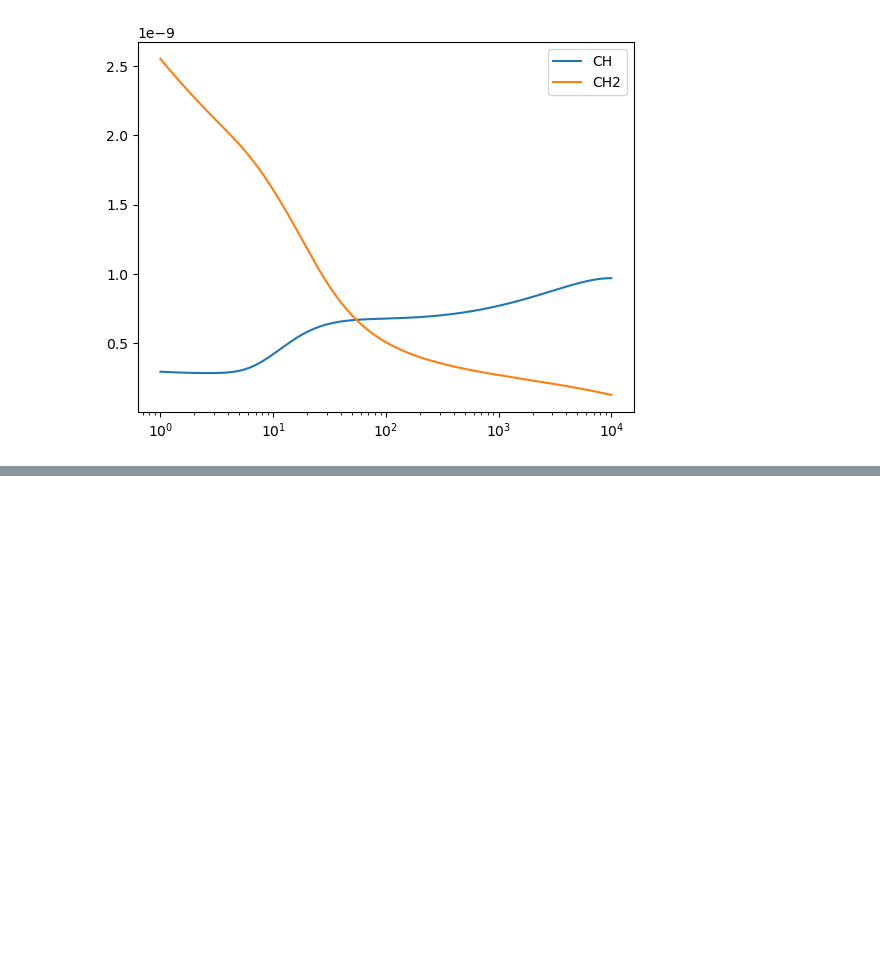
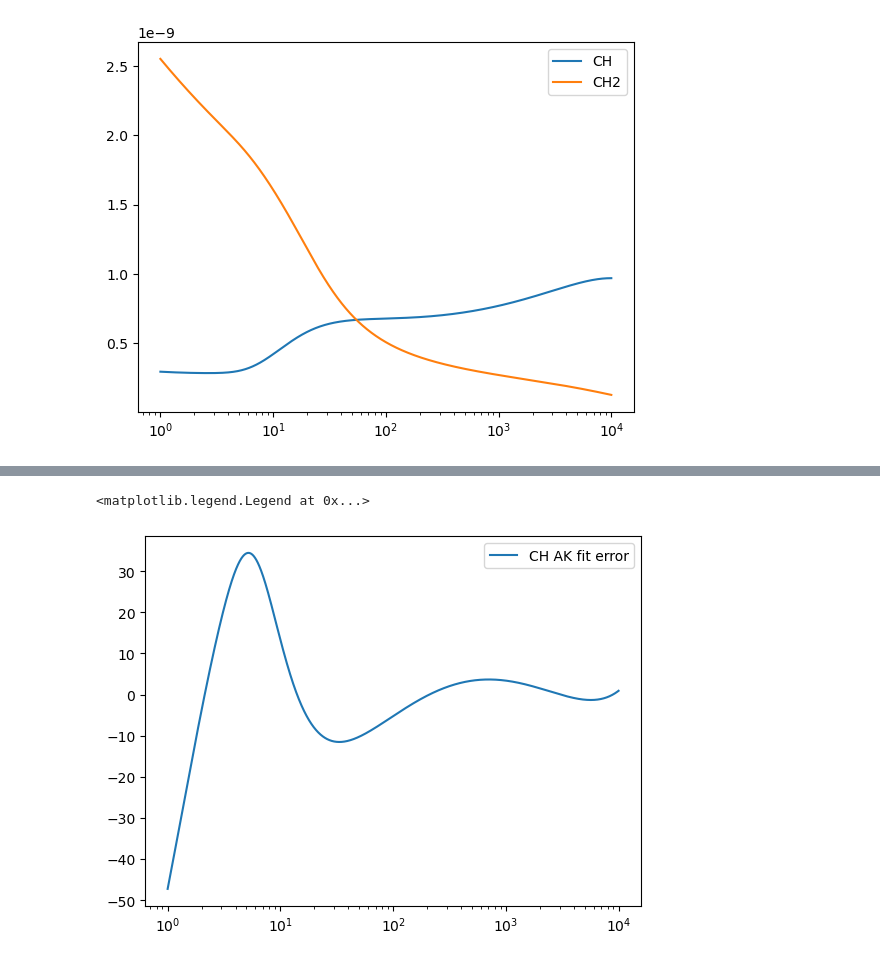
Before and after one commit to wostling/SavinGroup, a Jupyter notebook: Corrected_Fits.ipynb, the cells around one changed output, grey strips where cells are left out. Cells and saved outputs as stored; diff of their text form; code cells hidden in the pictures; blank space fills up the shorter version.

```diff
--- a/Corrected_Fits.ipynb
+++ b/Corrected_Fits.ipynb
@@ -64,15 +64,8 @@ plt.legend()
  C + H3+  ->  CH+ + H2
  Measured from 72 k to 10^4 K
 # %%
-ratesCH = []
-for temp in temps:
-    rateCH= original(temp, 1.0218E-09, 7.2733E-11, 5.9203E-14, 4.4914E-02, -2.6056E-04, 2.6397E-06)
-    ratesCH.append(rateCH)
-
-ratesCH2 = []
-for temp in temps:
-    rateCH2= original(temp, 8.5145E-10, 0, 0, 9.5666E-04, -4.4040E-05, 2.3496E-06)
-    ratesCH2.append(rateCH2)
+ratesCH = [original(temp, 1.0218E-09, 7.2733E-11, 5.9203E-14, 4.4914E-02, -2.6056E-04, 2.6397E-06) for temp in temps]
+ratesCH2 = [original(temp, 8.5145E-10, 0, 0, 9.5666E-04, -4.4040E-05, 2.3496E-06) for temp in temps]
 
 plt.plot(temps, ratesCH, label = "CH")
 plt.plot(temps, ratesCH2, label = "CH2")
@@ -104,0 +144,7 @@ plt.legend()
+# %%
+plt.plot(temps, CH_1_AK_error, label = "CH AK fit error")
+plt.xscale("log")
+plt.legend()
+# %% [output]
+<matplotlib.legend.Legend at 0x...>
+[figure, added]
```
Also changed, not shown: parts of 4 cells of this notebook.
